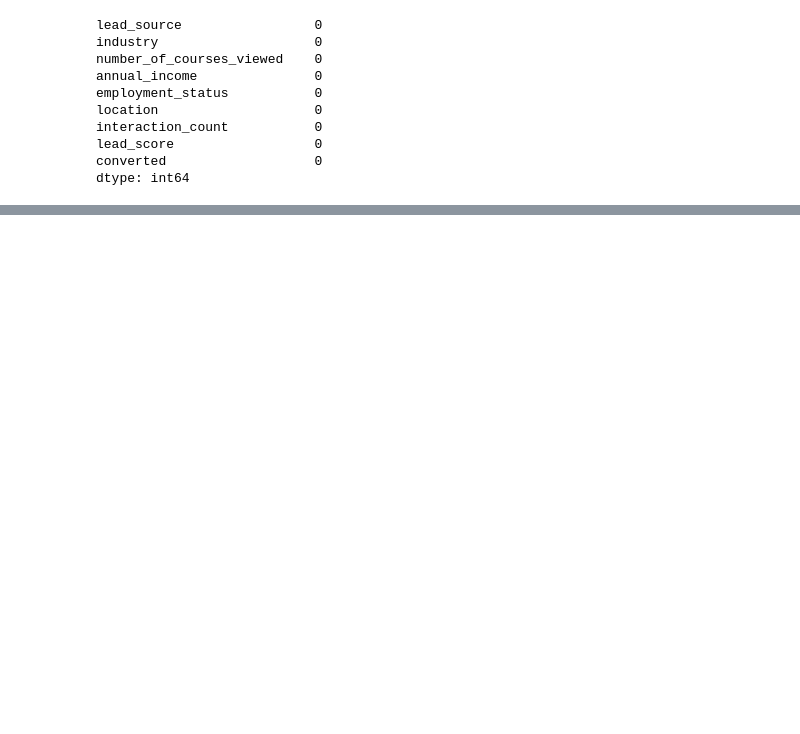
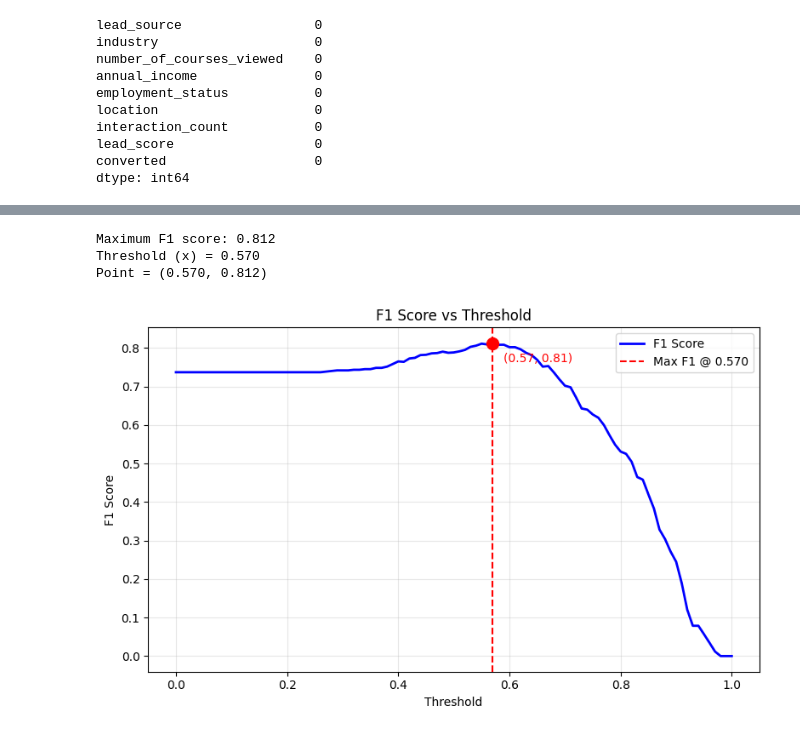
Before and after one commit to AlexHuc/learning-repo, a Jupyter notebook: ZoomCamp/machine-learning-zoomcamp-2025/04-evaluation/homework/homework.ipynb, the cells around one changed output, grey strips where cells are left out. Saved outputs shown, nothing was run; the diff lists cells and outputs as text; code cells hidden in the pictures; blank space fills up the shorter version.

```diff
--- a/ZoomCamp/machine-learning-zoomcamp-2025/04-evaluation/homework/homework.ipynb
+++ b/ZoomCamp/machine-learning-zoomcamp-2025/04-evaluation/homework/homework.ipynb
@@ -170,0 +202,2 @@ print(f"\nHighest AUC: {best_var[0]} ({best_var[1]:.4f})")
+# %%
+dv, model = train(df_train, y_train, C=1.0)
@@ -170,0 +321,42 @@ print(f"\nHighest AUC: {best_var[0]} ({best_var[1]:.4f})")
+# %%
+thresholds = np.arange(0, 1.01, 0.01)
+
+f1_scores = []
+
+for threshold in thresholds:
+    y_pred = (y_val_pred >= threshold).astype(int)
+
+    f1 = f1_score(y_val, y_pred)
+    f1_scores.append(f1)
+
+f1_scores = np.array(f1_scores)
+
+max_f1_idx = np.argmax(f1_scores)
+max_f1_threshold = thresholds[max_f1_idx]
+max_f1_score = f1_scores[max_f1_idx]
+# %%
+print(f"Maximum F1 score: {max_f1_score:.3f}")
+print(f"Threshold (x) = {max_f1_threshold:.3f}")
+print(f"Point = ({max_f1_threshold:.3f}, {max_f1_score:.3f})")
+# %% [output]
+Maximum F1 score: 0.812
+Threshold (x) = 0.570
+Point = (0.570, 0.812)
+# %%
+plt.figure(figsize=(8,5))
+plt.plot(thresholds, f1_scores, label='F1 Score', linewidth=2, color='blue')
+
+plt.axvline(max_f1_threshold, color='red', linestyle='--', label=f'Max F1 @ {max_f1_threshold:.3f}')
+plt.scatter(max_f1_threshold, max_f1_score, color='red', s=100, zorder=5)
+plt.text(max_f1_threshold + 0.02, max_f1_score - 0.05,
+         f"({max_f1_threshold:.2f}, {max_f1_score:.2f})",
+         color='red', fontsize=10)
+plt.xlabel('Threshold')
+plt.ylabel('F1 Score')
+plt.title('F1 Score vs Threshold')
+plt.legend()
+plt.grid(alpha=0.3)
+plt.tight_layout()
+plt.show()
+# %% [output]
+[figure, added]
```
Also changed, not shown: parts of 24 cells of this notebook.
